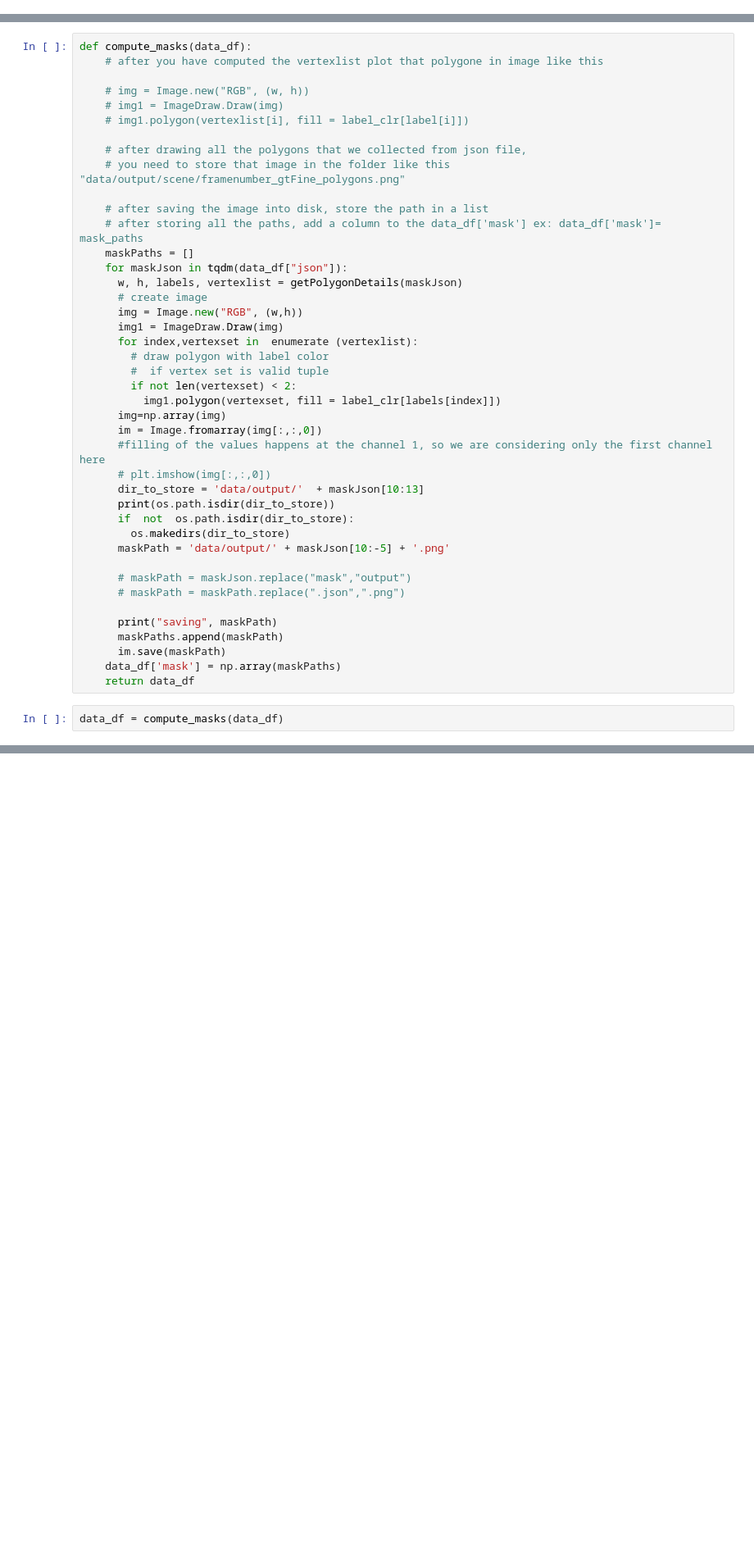
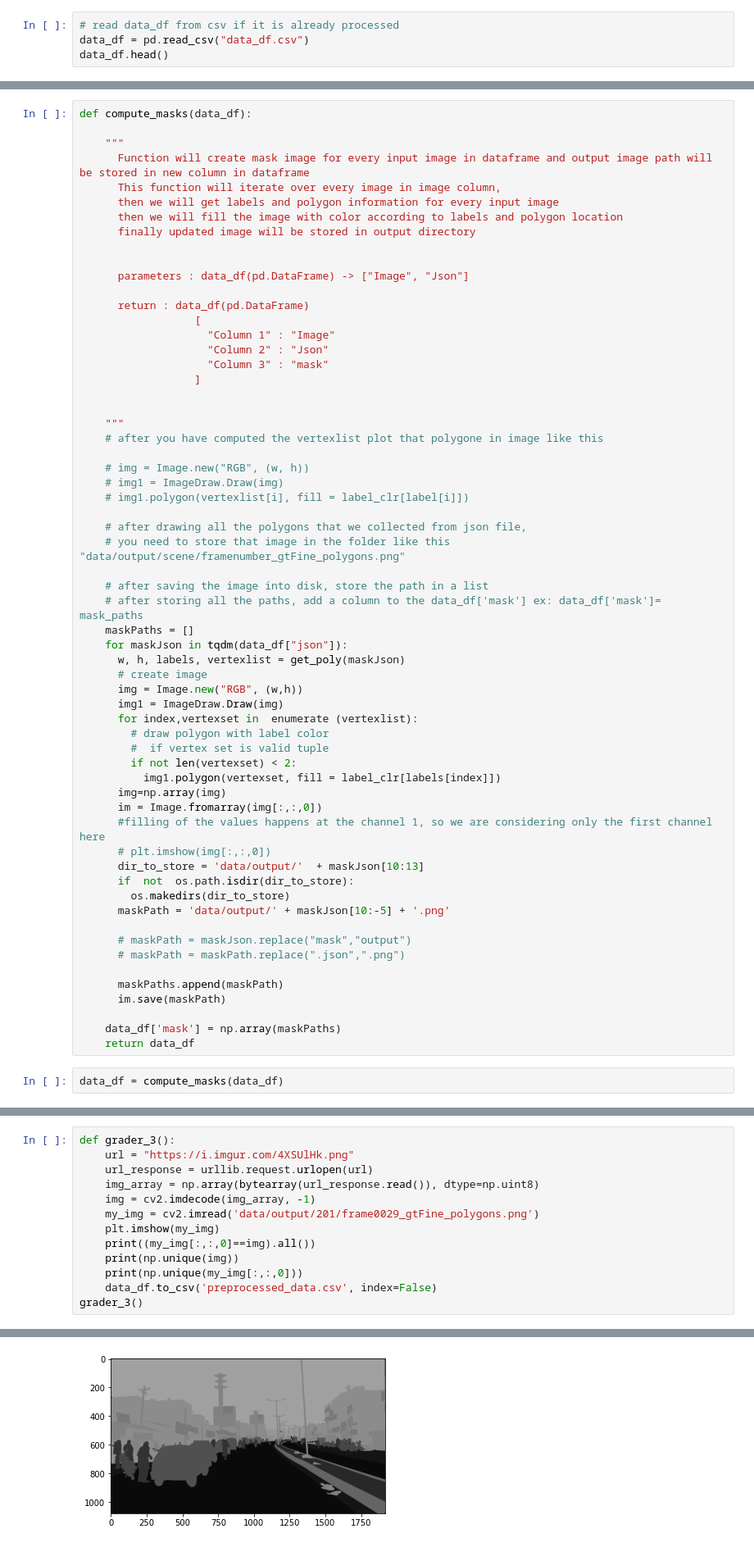
Before and after one commit to cr21/ImageSegmentation, a Jupyter notebook: Preprocessing_Indian_TrafficData.ipynb, the cells around one changed output, grey strips where cells are left out. Shown: that part at 82% size. Cells and saved outputs as stored; diff of their text form; blank space fills up the shorter version.

Commit message:
Fixed mask issue

```diff
--- a/Preprocessing_Indian_TrafficData.ipynb
+++ b/Preprocessing_Indian_TrafficData.ipynb
@@ -102,6 +114,10 @@ data_df.head()
 data_df.shape
 # %% [output]
 (4008, 2)
+# %%
+# read data_df from csv if it is already processed
+data_df = pd.read_csv("data_df.csv")
+data_df.head()
 # %% [markdown]
 ## 2. Structure of sample Json file
 <a href="https://imgur.com/IIMgxyo"><img src="https://i.imgur.com/IIMgxyo.png" title="source: imgur.com" /></a>
@@ -206,6 +235,26 @@ w, h, labels, vertexlist = getPolygonDetails('data/mask/201/frame0029_gtFine_pol
 ## 4. Creating Image segmentations by drawing set of polygons
 # %%
 def compute_masks(data_df):
+
+    """
+      Function will create mask image for every input image in dataframe and output image path will be stored in new column in dataframe
+      This function will iterate over every image in image column,
+      then we will get labels and polygon information for every input image
+      then we will fill the image with color according to labels and polygon location
+      finally updated image will be stored in output directory
+
+
+      parameters : data_df(pd.DataFrame) -> ["Image", "Json"]
+
+      return : data_df(pd.DataFrame)
+                  [
+                    "Column 1" : "Image"
+                    "Column 2" : "Json"
+                    "Column 3" : "mask"
+                  ]
+
+
+    """
     # after you have computed the vertexlist plot that polygone in image like this
 
     # img = Image.new("RGB", (w, h))
@@ -219,7 +268,7 @@ def compute_masks(data_df):
     # after storing all the paths, add a column to the data_df['mask'] ex: data_df['mask']= mask_paths
     maskPaths = []
     for maskJson in tqdm(data_df["json"]):
-      w, h, labels, vertexlist = getPolygonDetails(maskJson)
+      w, h, labels, vertexlist = get_poly(maskJson)
       # create image
       img = Image.new("RGB", (w,h))
       img1 = ImageDraw.Draw(img)
@@ -233,7 +282,6 @@ def compute_masks(data_df):
       #filling of the values happens at the channel 1, so we are considering only the first channel here
       # plt.imshow(img[:,:,0])
       dir_to_store = 'data/output/'  + maskJson[10:13]
-      print(os.path.isdir(dir_to_store))
       if  not  os.path.isdir(dir_to_store):
         os.makedirs(dir_to_store)
       maskPath = 'data/output/' + maskJson[10:-5] + '.png'
@@ -241,9 +289,9 @@ def compute_masks(data_df):
       # maskPath = maskJson.replace("mask","output")
       # maskPath = maskPath.replace(".json",".png")
 
-      print("saving", maskPath)
       maskPaths.append(maskPath)
       im.save(maskPath)
+
     data_df['mask'] = np.array(maskPaths)
     return data_df
 # %%
@@ -257,3 +305,17 @@ data_df.head()
 | 2 | data/images/201/frame0779_leftImg... | data/mask/201/frame0779_gtFine_po... | data/output/201/frame0779_gtFine_... |
 | 3 | data/images/201/frame1019_leftImg... | data/mask/201/frame1019_gtFine_po... | data/output/201/frame1019_gtFine_... |
 | 4 | data/images/201/frame1469_leftImg... | data/mask/201/frame1469_gtFine_po... | data/output/201/frame1469_gtFine_... |
+# %%
+def grader_3():
+    url = "https://i.imgur.com/4XSUlHk.png"
+    url_response = urllib.request.urlopen(url)
+    img_array = np.array(bytearray(url_response.read()), dtype=np.uint8)
+    img = cv2.imdecode(img_array, -1)
+    my_img = cv2.imread('data/output/201/frame0029_gtFine_polygons.png')
+    plt.imshow(my_img)
+    print((my_img[:,:,0]==img).all())
+    print(np.unique(img))
+    print(np.unique(my_img[:,:,0]))
+    data_df.to_csv('preprocessed_data.csv', index=False)
+grader_3()
+# %% [output]
@@ -259,0 +325 @@ data_df.head()
+[figure, added]
```
Also changed, not shown: parts of 6 cells of this notebook.
